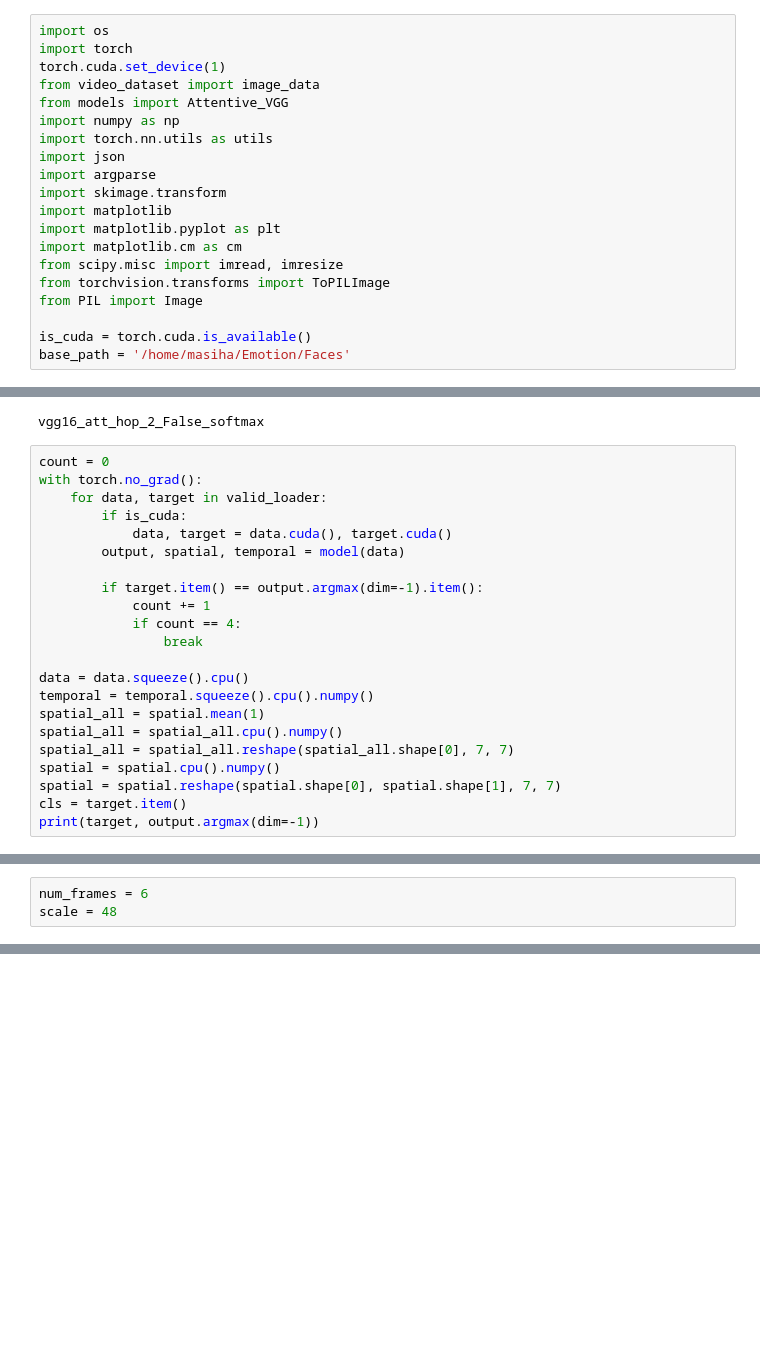
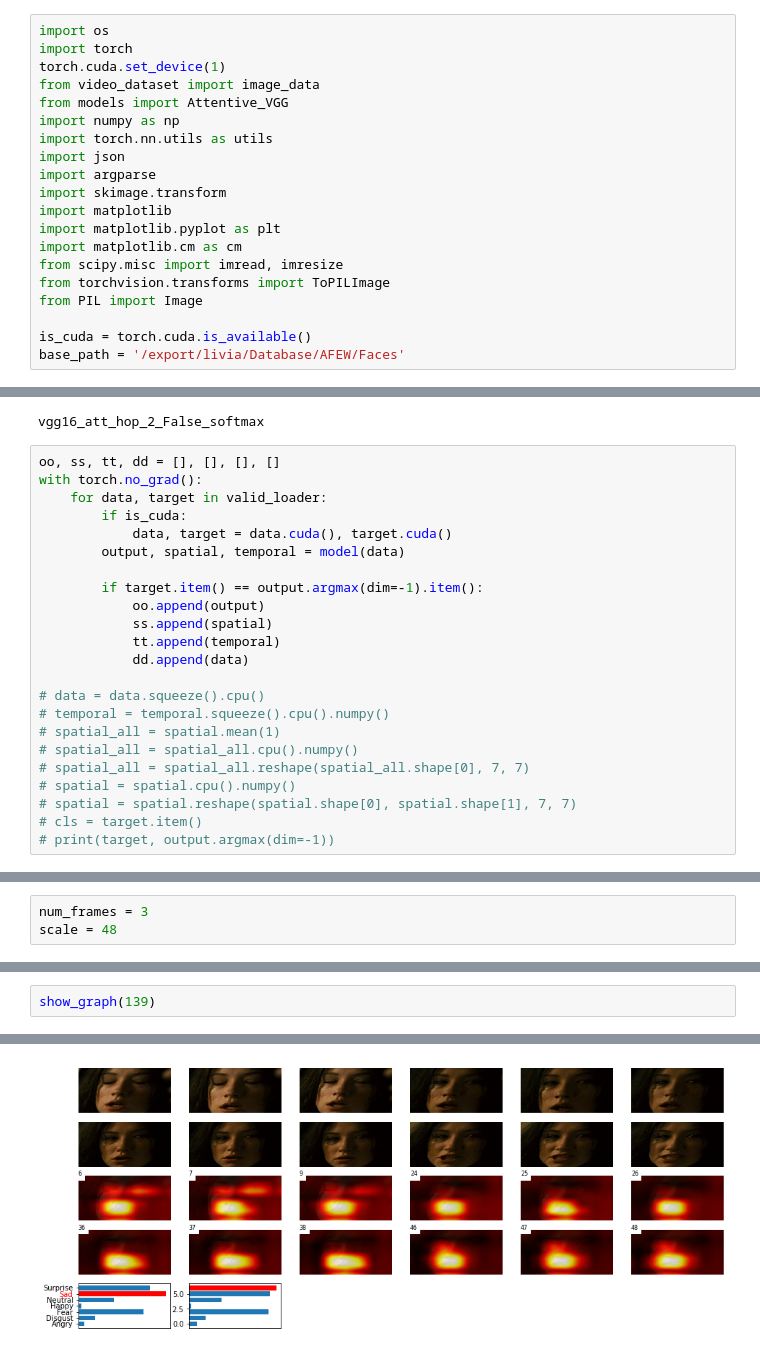
Before and after one commit to Masseeh/EmotiW19, a Jupyter notebook: vis.ipynb, the cells around one changed output, grey strips where cells are left out. Saved outputs shown, nothing was run; the diff lists cells and outputs as text; blank space fills up the shorter version.

```diff
--- a/vis.ipynb
+++ b/vis.ipynb
@@ -17,7 +17,7 @@ from torchvision.transforms import ToPILImage
 from PIL import Image
 
 is_cuda = torch.cuda.is_available()
-base_path = '/home/masiha/Emotion/Faces'
+base_path = '/export/livia/Database/AFEW/Faces'
 # %%
 exp = {
     "paper_master":{
@@ -55,7 +55,7 @@ idx2class = {k:v for k,v in enumerate(valid_loader.dataset.classes)}
 # %% [output]
 vgg16_att_hop_2_False_softmax
 # %%
-count = 0
+oo, ss, tt, dd = [], [], [], []
 with torch.no_grad():
     for data, target in valid_loader:
         if is_cuda:
@@ -63,16 +63,17 @@ with torch.no_grad():
         output, spatial, temporal = model(data)
 
         if target.item() == output.argmax(dim=-1).item():
-            count += 1
-            if count == 4:
-                break
+            oo.append(output)
+            ss.append(spatial)
+            tt.append(temporal)
+            dd.append(data)
 
-data = data.squeeze().cpu()
-temporal = temporal.squeeze().cpu().numpy()
-spatial_all = spatial.mean(1)
-spatial_all = spatial_all.cpu().numpy()
-spatial_all = spatial_all.reshape(spatial_all.shape[0], 7, 7)
-spatial = spatial.cpu().numpy()
-spatial = spatial.reshape(spatial.shape[0], spatial.shape[1], 7, 7)
-cls = target.item()
-print(target, output.argmax(dim=-1))
+# data = data.squeeze().cpu()
+# temporal = temporal.squeeze().cpu().numpy()
+# spatial_all = spatial.mean(1)
+# spatial_all = spatial_all.cpu().numpy()
+# spatial_all = spatial_all.reshape(spatial_all.shape[0], 7, 7)
+# spatial = spatial.cpu().numpy()
+# spatial = spatial.reshape(spatial.shape[0], spatial.shape[1], 7, 7)
+# cls = target.item()
+# print(target, output.argmax(dim=-1))
@@ -81,3 +80,3 @@ tensor([0], device='cuda:1') tensor([0], device='cuda:1')
 # %%
-num_frames = 6
+num_frames = 3
 scale = 48
@@ -264,0 +232,3 @@ plt.show()
+# %%
+show_graph(139)
+# %% [output]
@@ -264,0 +250 @@ plt.show()
+[figure, added]
```
Also changed, not shown: parts of 14 cells of this notebook, 3 other files.
